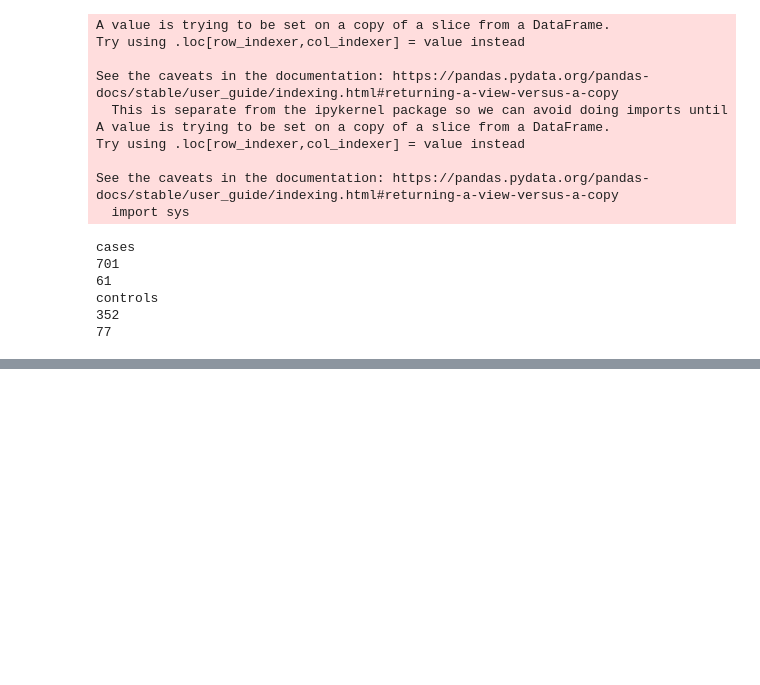
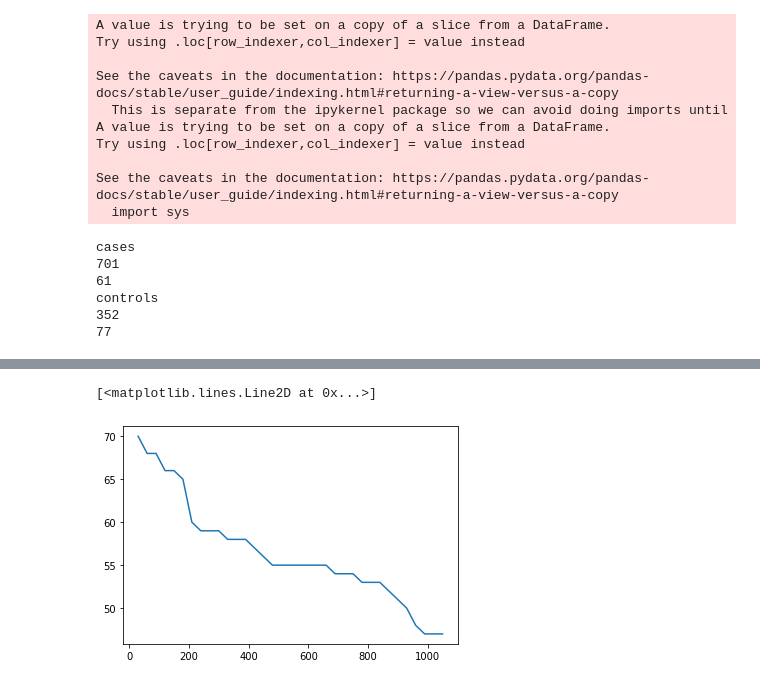
Before and after one commit to ruthpearson/CatHack, a Jupyter notebook: big_cats/10. GROUP_explore_number_visits.ipynb, the cells around one changed output, grey strips where cells are left out. Drawn from its saved outputs; the diff is of its cells as text; code cells hidden in the pictures; blank space fills up the shorter version.

```diff
--- a/big_cats/10. GROUP_explore_number_visits.ipynb
+++ b/big_cats/10. GROUP_explore_number_visits.ipynb
@@ -96,0 +136,5 @@ def filter(df_in, exclude_delta):
+# %%
+plt.plot(range(30, 1080, 30), num_control)
+# %% [output]
+[<matplotlib.lines.Line2D at 0x...>]
+[figure, added]
```
Also changed, not shown: parts of 6 cells of this notebook.
